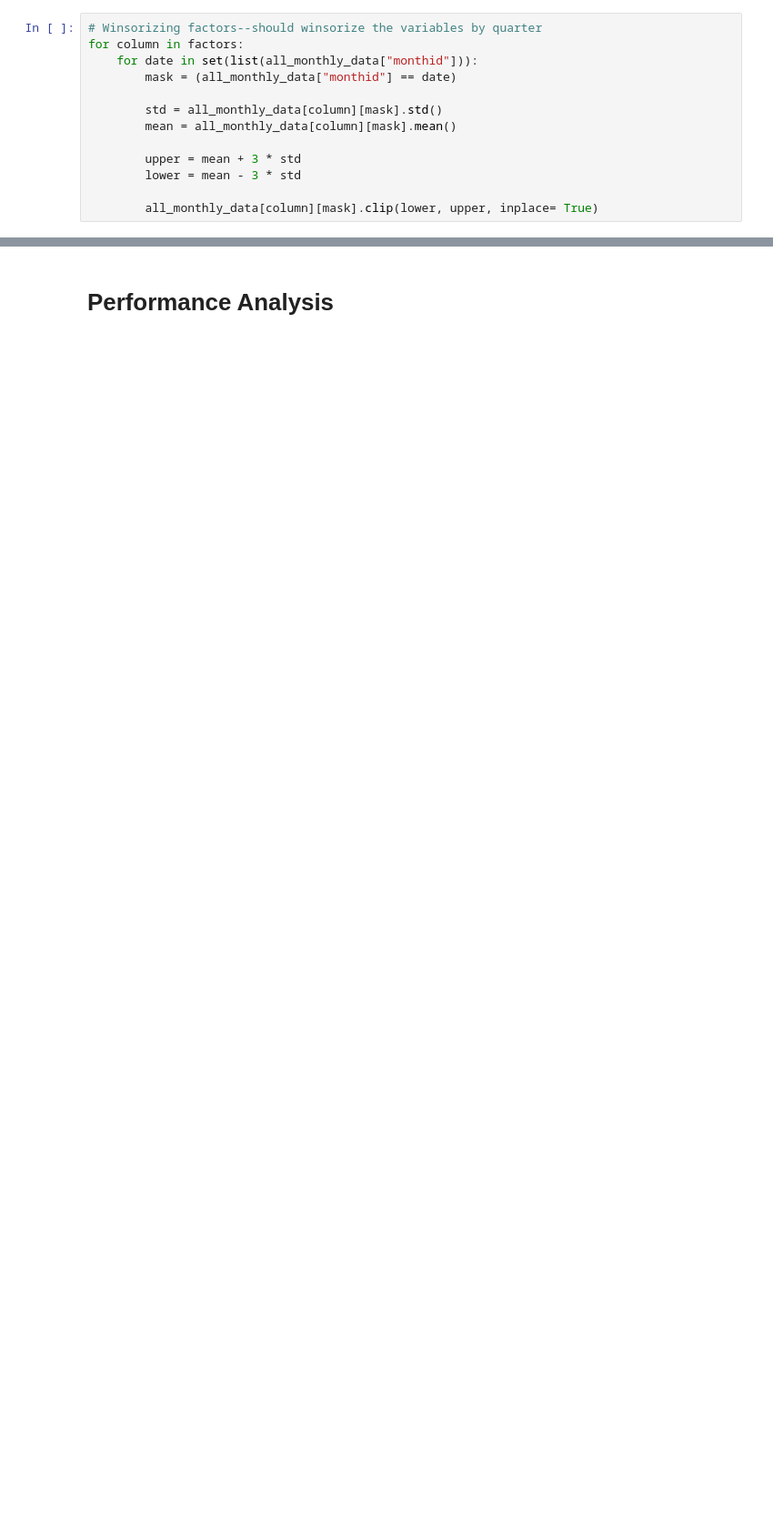
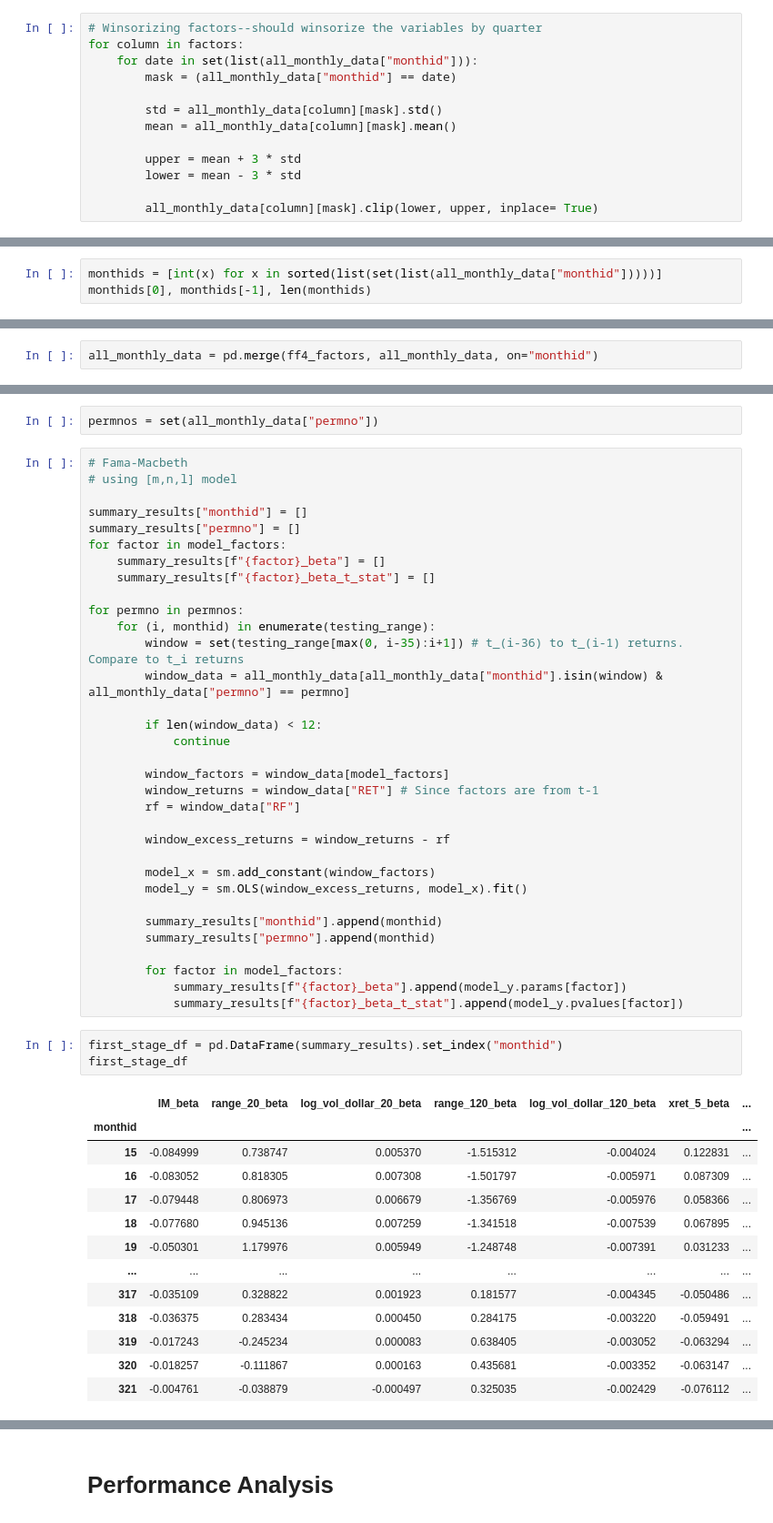
Before and after one commit to CFM-301-W23-G4/Final-Project, a Jupyter notebook: Final Project.ipynb, the cells around one changed output, grey strips where cells are left out. Shown at 91% size. Drawn from its saved outputs; the diff is of its cells as text; blank space fills up the shorter version.

```diff
--- a/Final Project.ipynb
+++ b/Final Project.ipynb
@@ -91,0 +125,3 @@ all_monthly_data
+# %%
+monthids = [int(x) for x in sorted(list(set(list(all_monthly_data["monthid"]))))]
+monthids[0], monthids[-1], len(monthids)
@@ -91,0 +151,2 @@ all_monthly_data
+# %%
+all_monthly_data = pd.merge(ff4_factors, all_monthly_data, on="monthid")
@@ -91,0 +157,52 @@ all_monthly_data
+# %%
+permnos = set(all_monthly_data["permno"])
+# %%
+# Fama-Macbeth
+# using [m,n,l] model
+
+summary_results["monthid"] = []
+summary_results["permno"] = []
+for factor in model_factors:
+    summary_results[f"{factor}_beta"] = []
+    summary_results[f"{factor}_beta_t_stat"] = []
+
+for permno in permnos:
+    for (i, monthid) in enumerate(testing_range):
+        window = set(testing_range[max(0, i-35):i+1]) # t_(i-36) to t_(i-1) returns. Compare to t_i returns
+        window_data = all_monthly_data[all_monthly_data["monthid"].isin(window) & all_monthly_data["permno"] == permno]
+
+        if len(window_data) < 12:
+            continue
+
+        window_factors = window_data[model_factors]
+        window_returns = window_data["RET"] # Since factors are from t-1
+        rf = window_data["RF"]
+
+        window_excess_returns = window_returns - rf
+
+        model_x = sm.add_constant(window_factors)
+        model_y = sm.OLS(window_excess_returns, model_x).fit()
+
+        summary_results["monthid"].append(monthid)
+        summary_results["permno"].append(monthid)
+
+        for factor in model_factors:
+            summary_results[f"{factor}_beta"].append(model_y.params[factor])
+            summary_results[f"{factor}_beta_t_stat"].append(model_y.pvalues[factor])
+# %%
+first_stage_df = pd.DataFrame(summary_results).set_index("monthid")
+first_stage_df
+# %% [output]
+|  | IM_beta | range_20_beta | log_vol_dollar_20_beta | range_120_beta | log_vol_dollar_120_beta | xret_5_beta | ... |
+| monthid |  |  |  |  |  |  | ... |
+| 15 | -0.084999 | 0.738747 | 0.005370 | -1.515312 | -0.004024 | 0.122831 | ... |
+| 16 | -0.083052 | 0.818305 | 0.007308 | -1.501797 | -0.005971 | 0.087309 | ... |
+| 17 | -0.079448 | 0.806973 | 0.006679 | -1.356769 | -0.005976 | 0.058366 | ... |
+| 18 | -0.077680 | 0.945136 | 0.007259 | -1.341518 | -0.007539 | 0.067895 | ... |
+| 19 | -0.050301 | 1.179976 | 0.005949 | -1.248748 | -0.007391 | 0.031233 | ... |
+| ... | ... | ... | ... | ... | ... | ... | ... |
+| 317 | -0.035109 | 0.328822 | 0.001923 | 0.181577 | -0.004345 | -0.050486 | ... |
+| 318 | -0.036375 | 0.283434 | 0.000450 | 0.284175 | -0.003220 | -0.059491 | ... |
+| 319 | -0.017243 | -0.245234 | 0.000083 | 0.638405 | -0.003052 | -0.063294 | ... |
+| 320 | -0.018257 | -0.111867 | 0.000163 | 0.435681 | -0.003352 | -0.063147 | ... |
+| 321 | -0.004761 | -0.038879 | -0.000497 | 0.325035 | -0.002429 | -0.076112 | ... |
```
Also changed, not shown: parts of 14 cells of this notebook, 1 other file.
